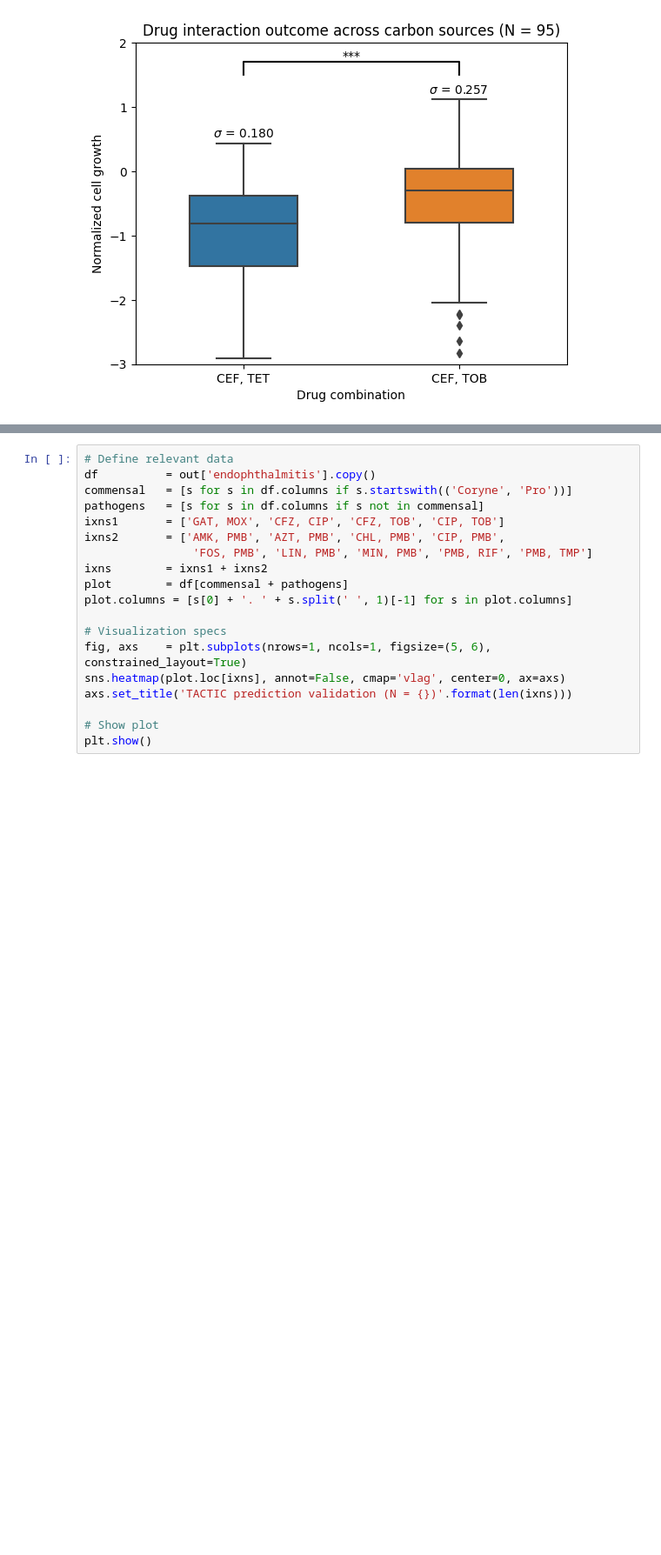
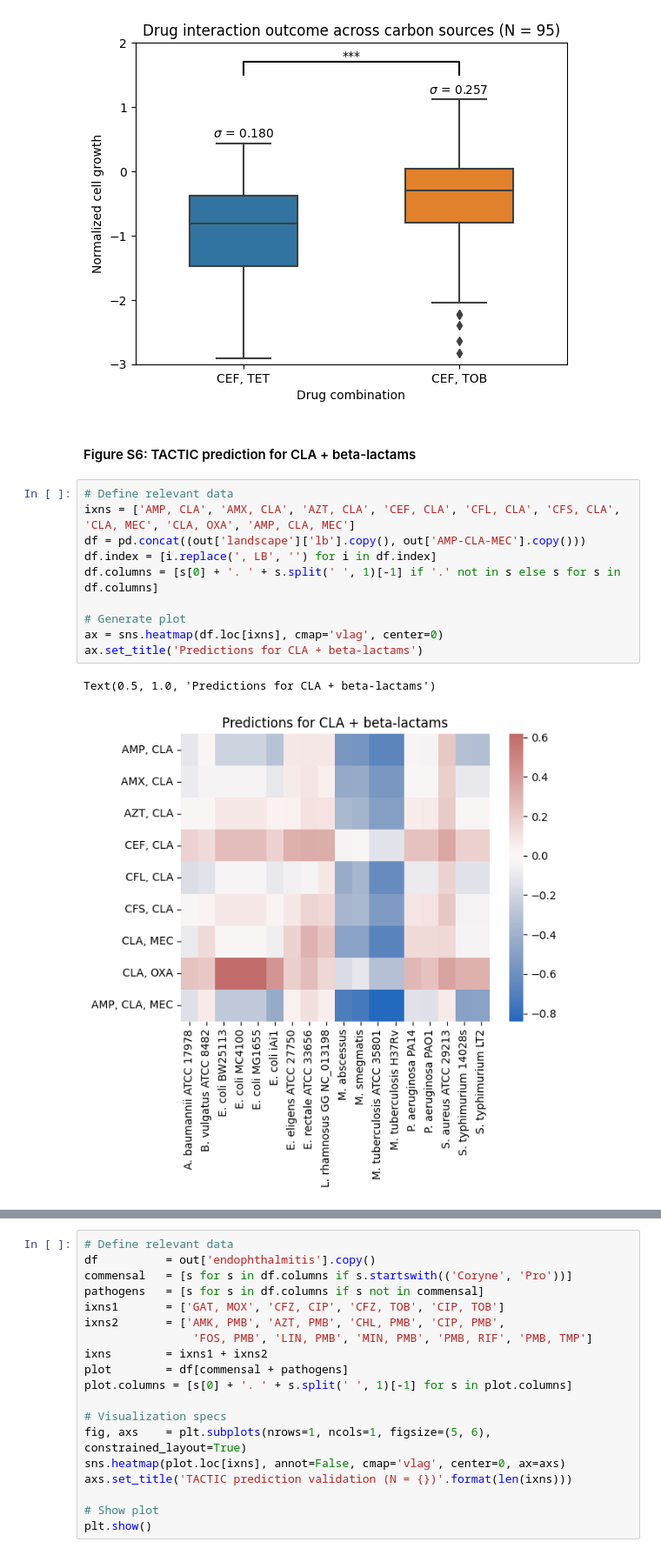
Before and after one commit to sriram-lab/TACTIC, a Jupyter notebook: TACTIC_visualization.ipynb, the cells around one changed output, grey strips where cells are left out. Shown at 87% size. Drawn from its saved outputs; the diff is of its cells as text; blank space fills up the shorter version.

Commit message:
Update to include Figure S6.

```diff
--- a/TACTIC_visualization.ipynb
+++ b/TACTIC_visualization.ipynb
@@ -931,4 +931,19 @@ ax.set_title('Drug interaction outcome across carbon sources (N = {})'.format(pl
 # %% [output]
 Text(0.5, 1.0, 'Drug interaction outcome across carbon sources (N = 95)')
 [figure]
+# %% [markdown]
+#### Figure S6: TACTIC prediction for CLA + beta-lactams
+# %%
+# Define relevant data
+ixns = ['AMP, CLA', 'AMX, CLA', 'AZT, CLA', 'CEF, CLA', 'CFL, CLA', 'CFS, CLA', 'CLA, MEC', 'CLA, OXA', 'AMP, CLA, MEC']
+df = pd.concat((out['landscape']['lb'].copy(), out['AMP-CLA-MEC'].copy()))
+df.index = [i.replace(', LB', '') for i in df.index]
+df.columns = [s[0] + '. ' + s.split(' ', 1)[-1] if '.' not in s else s for s in df.columns]
+
+# Generate plot
+ax = sns.heatmap(df.loc[ixns], cmap='vlag', center=0)
+ax.set_title('Predictions for CLA + beta-lactams')
+# %% [output]
+Text(0.5, 1.0, 'Predictions for CLA + beta-lactams')
+[figure, added]
 # %% [markdown]
```
Also changed, not shown: parts of 4 cells of this notebook.
